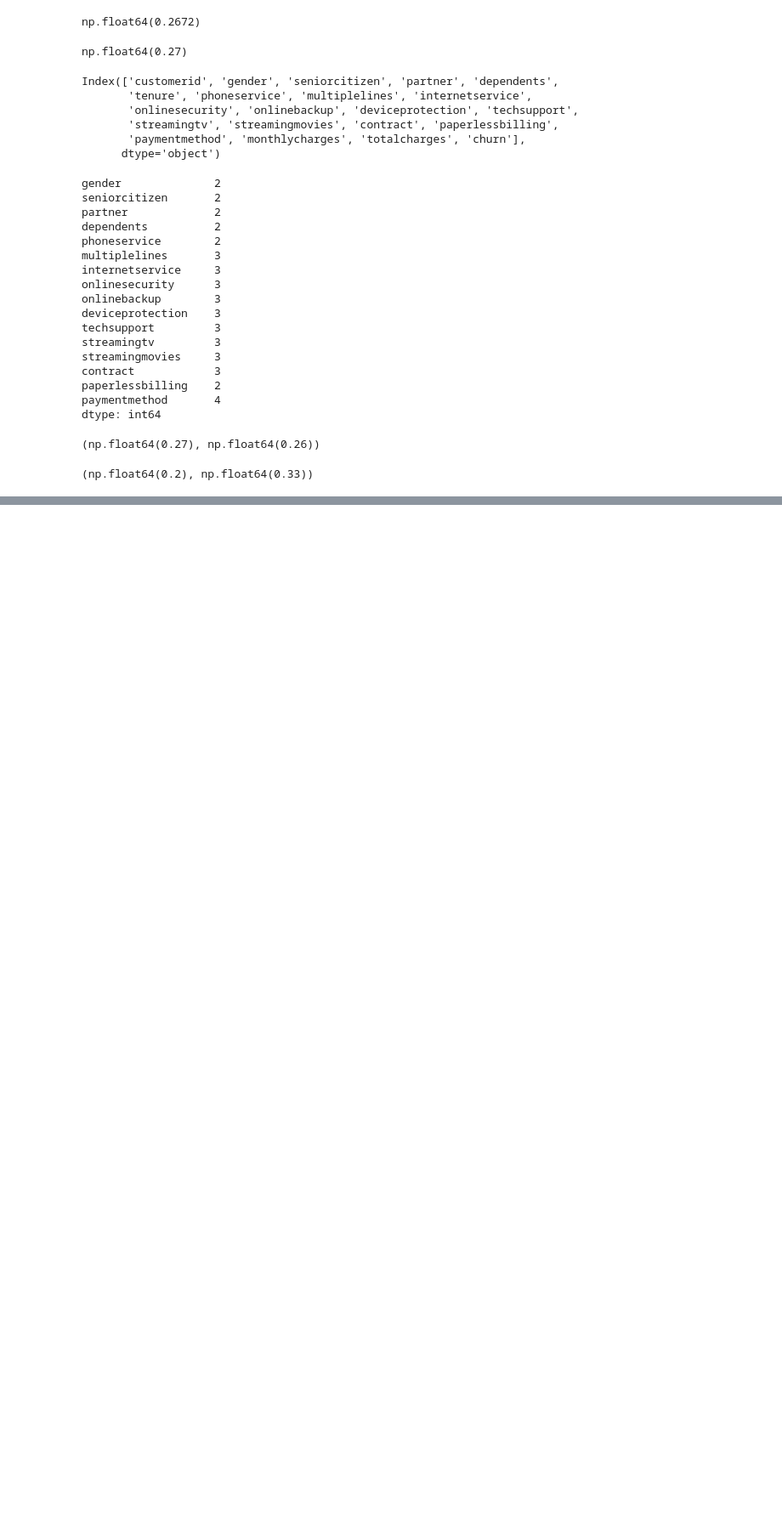
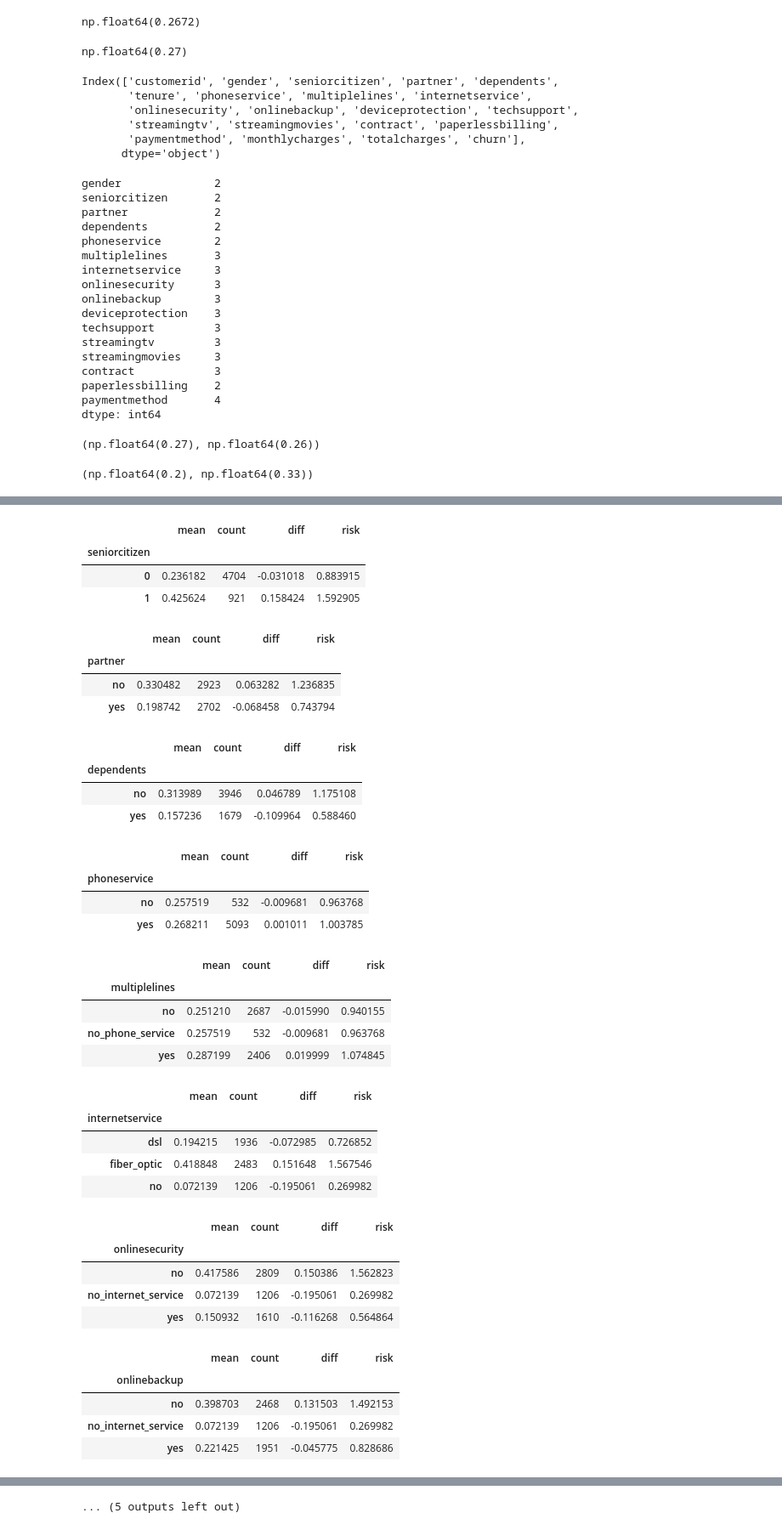
Before and after one commit to Mikaelnystroms/ml-engineer-zoomcamp, a Jupyter notebook: 03-classification/notebooks/churn-prediction.ipynb, the cells around one changed output, grey strips where cells are left out. Shown: that part at 85% size. Drawn from its saved outputs; the diff is of its cells as text; code cells hidden in the pictures; blank space fills up the shorter version.

```diff
--- a/03-classification/notebooks/churn-prediction.ipynb
+++ b/03-classification/notebooks/churn-prediction.ipynb
@@ -219,0 +217,11 @@ round(churn_partner, 2), round(churn_no_partner, 2)
+# %%
+for c in categorical:
+    df_group = df_full_train.groupby(c).churn.agg(['mean', 'count'])
+    df_group['diff'] = df_group['mean'] - global_churn_rate
+    df_group['risk'] = df_group['mean'] / global_churn_rate
+    display(df_group)
+
+df_group['diff'] = df_group['mean'] - global_churn_rate
+df_group['risk'] = df_group['mean'] / global_churn_rate
+df_group
+# %% [output]
@@ -219,0 +232,36 @@ round(churn_partner, 2), round(churn_no_partner, 2)
+|  | mean | count | diff | risk |
+| seniorcitizen |  |  |  |  |
+| 0 | 0.236182 | 4704 | -0.031018 | 0.883915 |
+| 1 | 0.425624 | 921 | 0.158424 | 1.592905 |
+|  | mean | count | diff | risk |
+| partner |  |  |  |  |
+| no | 0.330482 | 2923 | 0.063282 | 1.236835 |
+| yes | 0.198742 | 2702 | -0.068458 | 0.743794 |
+|  | mean | count | diff | risk |
+| dependents |  |  |  |  |
+| no | 0.313989 | 3946 | 0.046789 | 1.175108 |
+| yes | 0.157236 | 1679 | -0.109964 | 0.588460 |
+|  | mean | count | diff | risk |
+| phoneservice |  |  |  |  |
+| no | 0.257519 | 532 | -0.009681 | 0.963768 |
+| yes | 0.268211 | 5093 | 0.001011 | 1.003785 |
+|  | mean | count | diff | risk |
+| multiplelines |  |  |  |  |
+| no | 0.251210 | 2687 | -0.015990 | 0.940155 |
+| no_phone_service | 0.257519 | 532 | -0.009681 | 0.963768 |
+| yes | 0.287199 | 2406 | 0.019999 | 1.074845 |
+|  | mean | count | diff | risk |
+| internetservice |  |  |  |  |
+| dsl | 0.194215 | 1936 | -0.072985 | 0.726852 |
+| fiber_optic | 0.418848 | 2483 | 0.151648 | 1.567546 |
+| no | 0.072139 | 1206 | -0.195061 | 0.269982 |
+|  | mean | count | diff | risk |
+| onlinesecurity |  |  |  |  |
+| no | 0.417586 | 2809 | 0.150386 | 1.562823 |
+| no_internet_service | 0.072139 | 1206 | -0.195061 | 0.269982 |
+| yes | 0.150932 | 1610 | -0.116268 | 0.564864 |
+|  | mean | count | diff | risk |
+| onlinebackup |  |  |  |  |
+| no | 0.398703 | 2468 | 0.131503 | 1.492153 |
+| no_internet_service | 0.072139 | 1206 | -0.195061 | 0.269982 |
+| yes | 0.221425 | 1951 | -0.045775 | 0.828686 |
@@ -219,0 +283 @@ round(churn_partner, 2), round(churn_no_partner, 2)
+... (5 outputs left out)
```
Also changed, not shown: parts of 7 cells of this notebook, 2 other files.
